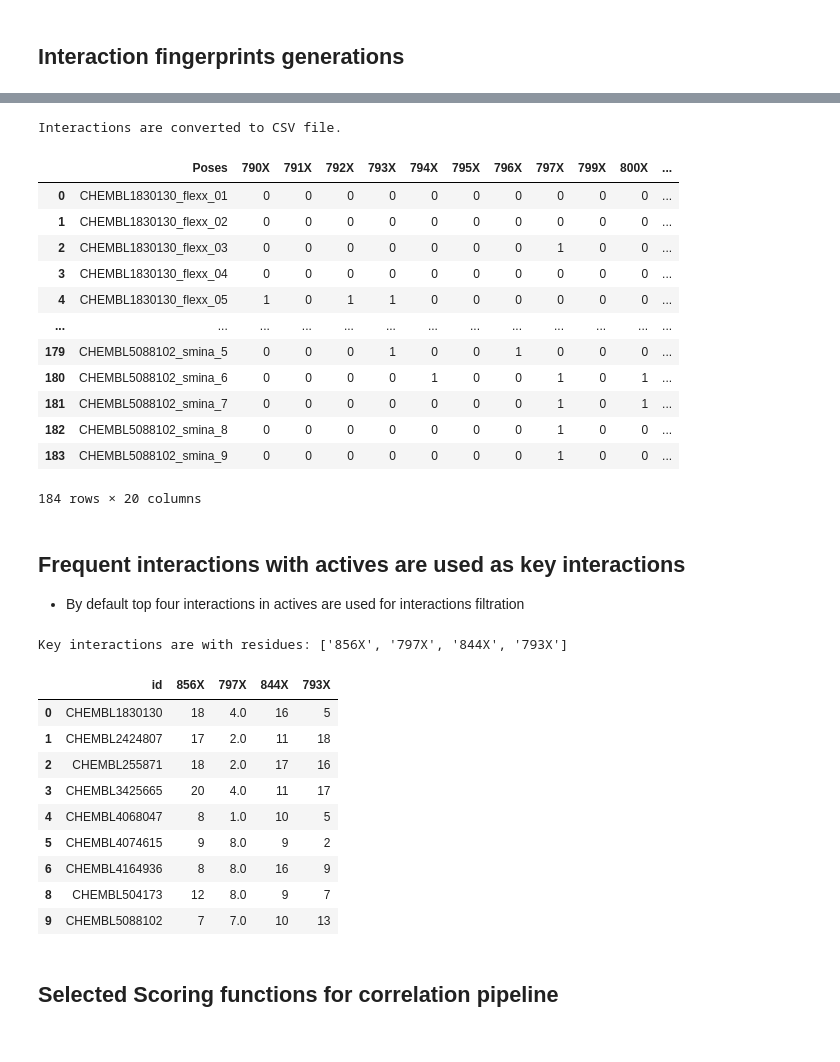
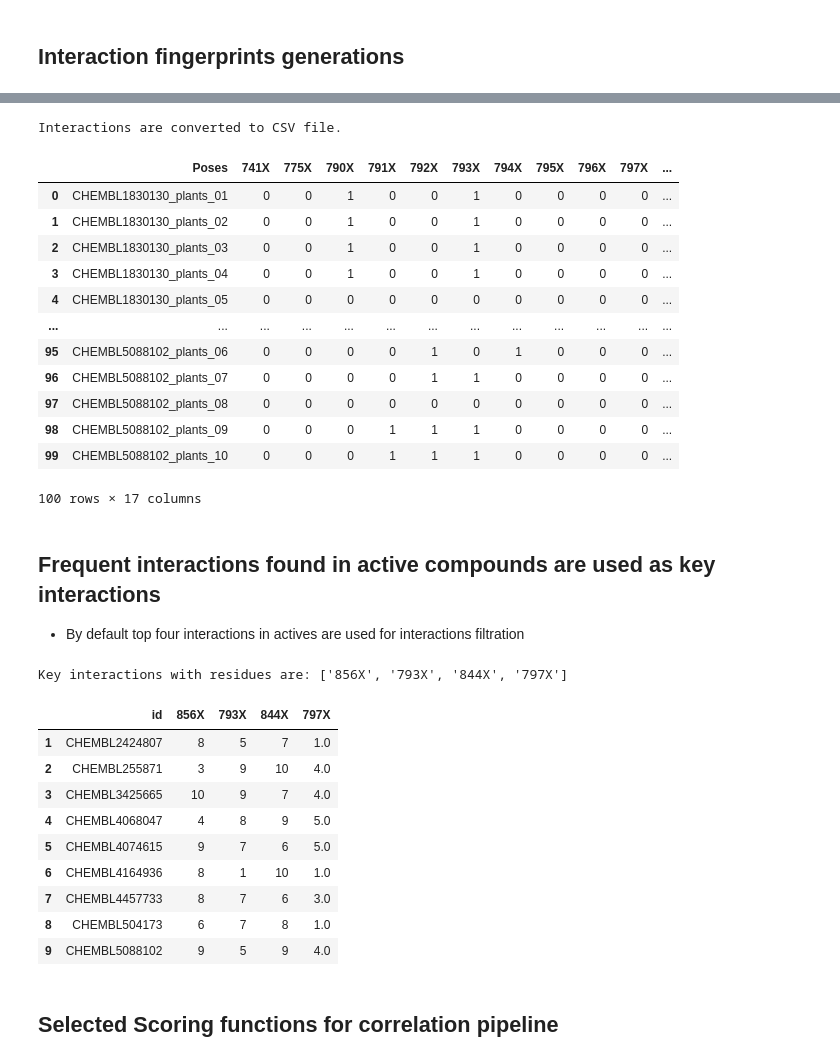
Before and after one commit to volkamerlab/MolDockLab, a Jupyter notebook: test_run.ipynb, the cells around one changed output, grey strips where cells are left out. Drawn from its saved outputs; the diff is of its cells as text; code cells hidden in the pictures.

```diff
--- a/test_run.ipynb
+++ b/test_run.ipynb
@@ -47,13 +39,12 @@ reference_ligand = 'ref_ligand.pdb'
 # %%
 HERE = Path(_dh[-1])
-DATA = (HERE / "test_data")
 software = (HERE / "software")
-protein_file = (DATA  / protein_name)
-ligand_library = (DATA / ligand_library)
-ref_file = (DATA /  reference_ligand)
+protein_path = (HERE  / protein_name)
+known_ligand_library = (HERE / ligand_library)
+ref_file = (HERE /  reference_ligand)
 
 
-OUTPUT = DATA / "results"
+OUTPUT = HERE / "output"
 OUTPUT.mkdir(exist_ok=True)
 # %% [markdown]
 # MolDockLab Workflow
@@ -454,8 +342,8 @@ Ranking method: method8_RbN
 # %% [markdown]
 ## Directory for larger Dataset
 # %%
-OUTPUT_larger_data = OUTPUT / "chembl_results"
-OUTPUT_larger_data.mkdir(exist_ok=True)
+larger_data_output = OUTPUT / "larger_data_output"
+larger_data_output.mkdir(exist_ok=True)
 # %% [markdown]
 ## Ligands preparation
 # %%
@@ -539,10 +412,10 @@ Inserting 19 dupes... done.
 # %%
 included_chains = ['X']
 protein_name = 'egfr'
-interactions_dict_path = OUTPUT_larger_data / 'fp_allposes.json'
-ligands_paths = split_sdf_path(OUTPUT_larger_data / 'allposes.sdf')
+interactions_dict_path = larger_data_output / 'fp_allposes.json'
+ligands_paths = split_sdf_path(larger_data_output / 'allposes.sdf')
 allposes_interaction_fp = indiviudal_interaction_fp_generator(ligands_paths,
-                                                              protein_file,
+                                                              protein_path,
                                                               protein_name,
                                                               included_chains,
                                                               interactions_dict_path)
@@ -567,35 +424,35 @@ TypeError: 'PosixPath' object is not subscriptable
 # %%
 interactions_df = read_interactions_json(
     json_file=interactions_dict_path,
-    output_file=OUTPUT_larger_data / 'allposes_interaction_fps_final.csv'
+    output_file=larger_data_output / 'allposes_interaction_fps_final.csv'
     )
 
 interactions_df
 # %% [output]
 Interactions are converted to CSV file.
-|  | Poses | 790X | 791X | 792X | 793X | 794X | 795X | 796X | 797X | 799X | 800X | ... |
-| 0 | CHEMBL1830130_flexx_01 | 0 | 0 | 0 | 0 | 0 | 0 | 0 | 0 | 0 | 0 | ... |
-| 1 | CHEMBL1830130_flexx_02 | 0 | 0 | 0 | 0 | 0 | 0 | 0 | 0 | 0 | 0 | ... |
-| 2 | CHEMBL1830130_flexx_03 | 0 | 0 | 0 | 0 | 0 | 0 | 0 | 1 | 0 | 0 | ... |
-| 3 | CHEMBL1830130_flexx_04 | 0 | 0 | 0 | 0 | 0 | 0 | 0 | 0 | 0 | 0 | ... |
-| 4 | CHEMBL1830130_flexx_05 | 1 | 0 | 1 | 1 | 0 | 0 | 0 | 0 | 0 | 0 | ... |
+|  | Poses | 741X | 775X | 790X | 791X | 792X | 793X | 794X | 795X | 796X | 797X | ... |
+| 0 | CHEMBL1830130_plants_01 | 0 | 0 | 1 | 0 | 0 | 1 | 0 | 0 | 0 | 0 | ... |
+| 1 | CHEMBL1830130_plants_02 | 0 | 0 | 1 | 0 | 0 | 1 | 0 | 0 | 0 | 0 | ... |
+| 2 | CHEMBL1830130_plants_03 | 0 | 0 | 1 | 0 | 0 | 1 | 0 | 0 | 0 | 0 | ... |
+| 3 | CHEMBL1830130_plants_04 | 0 | 0 | 1 | 0 | 0 | 1 | 0 | 0 | 0 | 0 | ... |
+| 4 | CHEMBL1830130_plants_05 | 0 | 0 | 0 | 0 | 0 | 0 | 0 | 0 | 0 | 0 | ... |
 | ... | ... | ... | ... | ... | ... | ... | ... | ... | ... | ... | ... | ... |
-| 179 | CHEMBL5088102_smina_5 | 0 | 0 | 0 | 1 | 0 | 0 | 1 | 0 | 0 | 0 | ... |
-| 180 | CHEMBL5088102_smina_6 | 0 | 0 | 0 | 0 | 1 | 0 | 0 | 1 | 0 | 1 | ... |
-| 181 | CHEMBL5088102_smina_7 | 0 | 0 | 0 | 0 | 0 | 0 | 0 | 1 | 0 | 1 | ... |
-| 182 | CHEMBL5088102_smina_8 | 0 | 0 | 0 | 0 | 0 | 0 | 0 | 1 | 0 | 0 | ... |
-| 183 | CHEMBL5088102_smina_9 | 0 | 0 | 0 | 0 | 0 | 0 | 0 | 1 | 0 | 0 | ... |
+| 95 | CHEMBL5088102_plants_06 | 0 | 0 | 0 | 0 | 1 | 0 | 1 | 0 | 0 | 0 | ... |
+| 96 | CHEMBL5088102_plants_07 | 0 | 0 | 0 | 0 | 1 | 1 | 0 | 0 | 0 | 0 | ... |
+| 97 | CHEMBL5088102_plants_08 | 0 | 0 | 0 | 0 | 0 | 0 | 0 | 0 | 0 | 0 | ... |
+| 98 | CHEMBL5088102_plants_09 | 0 | 0 | 0 | 1 | 1 | 1 | 0 | 0 | 0 | 0 | ... |
+| 99 | CHEMBL5088102_plants_10 | 0 | 0 | 0 | 1 | 1 | 1 | 0 | 0 | 0 | 0 | ... |
-184 rows × 20 columns
+100 rows × 17 columns
 # %% [markdown]
-## Frequent interactions with actives are used as key interactions
+## Frequent interactions found in active compounds are used as key interactions
 - By default top four interactions in actives are used for interactions filtration
 # %%
 key_interactions_resno = list(fp_focused.sort_values(by='total_interactions', ascending=False).head(4).index)
 chain = 'X'
 key_interactions_resno = [f'{resno}{chain}' for resno in key_interactions_resno]
-print(f"Key interactions are with residues: {key_interactions_resno}")
+print(f"Key interactions with residues are: {key_interactions_resno}")
 # %% [output]
-Key interactions are with residues: ['856X', '797X', '844X', '793X']
+Key interactions with residues are: ['856X', '793X', '844X', '797X']
 # %%
 agg_interx_df = interactions_aggregation(
                      interactions_df=interactions_df.reset_index(),
@@ -603,21 +460,21 @@ agg_interx_df = interactions_aggregation(
                      id_column='Poses'
                     )
 agg_interx_df.replace(0, np.nan, inplace=True)
+agg_interx_df.dropna(inplace=True)
+agg_interx_df.to_csv(larger_data_output / 'selected_ligands_interaction.csv', index=False)
 
-# Drop rows with any NaN values
-agg_interx_df.dropna(inplace=True)
 agg_interx_df
 # %% [output]
-|  | id | 856X | 797X | 844X | 793X |
-| 0 | CHEMBL1830130 | 18 | 4.0 | 16 | 5 |
-| 1 | CHEMBL2424807 | 17 | 2.0 | 11 | 18 |
-| 2 | CHEMBL255871 | 18 | 2.0 | 17 | 16 |
-| 3 | CHEMBL3425665 | 20 | 4.0 | 11 | 17 |
-| 4 | CHEMBL4068047 | 8 | 1.0 | 10 | 5 |
-| 5 | CHEMBL4074615 | 9 | 8.0 | 9 | 2 |
-| 6 | CHEMBL4164936 | 8 | 8.0 | 16 | 9 |
-| 8 | CHEMBL504173 | 12 | 8.0 | 9 | 7 |
-| 9 | CHEMBL5088102 | 7 | 7.0 | 10 | 13 |
+|  | id | 856X | 793X | 844X | 797X |
+| 1 | CHEMBL2424807 | 8 | 5 | 7 | 1.0 |
+| 2 | CHEMBL255871 | 3 | 9 | 10 | 4.0 |
+| 3 | CHEMBL3425665 | 10 | 9 | 7 | 4.0 |
+| 4 | CHEMBL4068047 | 4 | 8 | 9 | 5.0 |
+| 5 | CHEMBL4074615 | 9 | 7 | 6 | 5.0 |
+| 6 | CHEMBL4164936 | 8 | 1 | 10 | 1.0 |
+| 7 | CHEMBL4457733 | 8 | 7 | 6 | 3.0 |
+| 8 | CHEMBL504173 | 6 | 7 | 8 | 1.0 |
+| 9 | CHEMBL5088102 | 9 | 5 | 9 | 4.0 |
 # %% [markdown]
 ## Selected Scoring functions for correlation pipeline
 # %%
```
Also changed, not shown: parts of 34 cells of this notebook, 4 other files.
